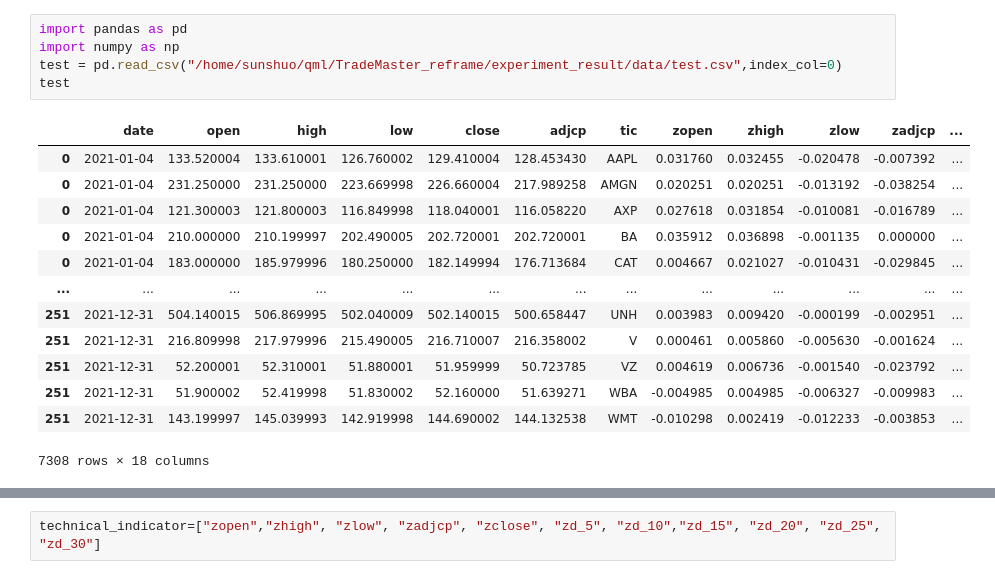
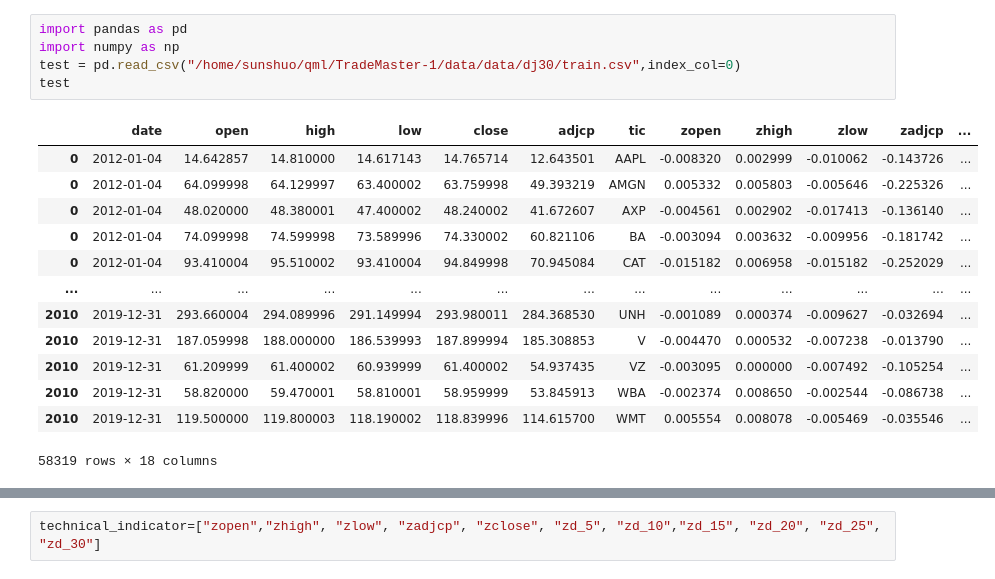
Before and after one commit to TradeMaster-NTU/TradeMaster, a Jupyter notebook: agent/DeepTrader/data/test.ipynb, the cells around one changed output, grey strips where cells are left out. Saved outputs shown, nothing was run; the diff lists cells and outputs as text.

```diff
--- a/agent/DeepTrader/data/test.ipynb
+++ b/agent/DeepTrader/data/test.ipynb
@@ -1,19 +1,19 @@
 # %%
 import pandas as pd
 import numpy as np
-test = pd.read_csv("/home/sunshuo/qml/TradeMaster_reframe/experiment_result/data/test.csv",index_col=0)
+test = pd.read_csv("/home/sunshuo/qml/TradeMaster-1/data/data/dj30/train.csv",index_col=0)
 test
 # %% [output]
 |  | date | open | high | low | close | adjcp | tic | zopen | zhigh | zlow | zadjcp | ... |
-| 0 | 2021-01-04 | 133.520004 | 133.610001 | 126.760002 | 129.410004 | 128.453430 | AAPL | 0.031760 | 0.032455 | -0.020478 | -0.007392 | ... |
-| 0 | 2021-01-04 | 231.250000 | 231.250000 | 223.669998 | 226.660004 | 217.989258 | AMGN | 0.020251 | 0.020251 | -0.013192 | -0.038254 | ... |
-| 0 | 2021-01-04 | 121.300003 | 121.800003 | 116.849998 | 118.040001 | 116.058220 | AXP | 0.027618 | 0.031854 | -0.010081 | -0.016789 | ... |
-| 0 | 2021-01-04 | 210.000000 | 210.199997 | 202.490005 | 202.720001 | 202.720001 | BA | 0.035912 | 0.036898 | -0.001135 | 0.000000 | ... |
-| 0 | 2021-01-04 | 183.000000 | 185.979996 | 180.250000 | 182.149994 | 176.713684 | CAT | 0.004667 | 0.021027 | -0.010431 | -0.029845 | ... |
+| 0 | 2012-01-04 | 14.642857 | 14.810000 | 14.617143 | 14.765714 | 12.643501 | AAPL | -0.008320 | 0.002999 | -0.010062 | -0.143726 | ... |
+| 0 | 2012-01-04 | 64.099998 | 64.129997 | 63.400002 | 63.759998 | 49.393219 | AMGN | 0.005332 | 0.005803 | -0.005646 | -0.225326 | ... |
+| 0 | 2012-01-04 | 48.020000 | 48.380001 | 47.400002 | 48.240002 | 41.672607 | AXP | -0.004561 | 0.002902 | -0.017413 | -0.136140 | ... |
+| 0 | 2012-01-04 | 74.099998 | 74.599998 | 73.589996 | 74.330002 | 60.821106 | BA | -0.003094 | 0.003632 | -0.009956 | -0.181742 | ... |
+| 0 | 2012-01-04 | 93.410004 | 95.510002 | 93.410004 | 94.849998 | 70.945084 | CAT | -0.015182 | 0.006958 | -0.015182 | -0.252029 | ... |
 | ... | ... | ... | ... | ... | ... | ... | ... | ... | ... | ... | ... | ... |
-| 251 | 2021-12-31 | 504.140015 | 506.869995 | 502.040009 | 502.140015 | 500.658447 | UNH | 0.003983 | 0.009420 | -0.000199 | -0.002951 | ... |
-| 251 | 2021-12-31 | 216.809998 | 217.979996 | 215.490005 | 216.710007 | 216.358002 | V | 0.000461 | 0.005860 | -0.005630 | -0.001624 | ... |
-| 251 | 2021-12-31 | 52.200001 | 52.310001 | 51.880001 | 51.959999 | 50.723785 | VZ | 0.004619 | 0.006736 | -0.001540 | -0.023792 | ... |
-| 251 | 2021-12-31 | 51.900002 | 52.419998 | 51.830002 | 52.160000 | 51.639271 | WBA | -0.004985 | 0.004985 | -0.006327 | -0.009983 | ... |
-| 251 | 2021-12-31 | 143.199997 | 145.039993 | 142.919998 | 144.690002 | 144.132538 | WMT | -0.010298 | 0.002419 | -0.012233 | -0.003853 | ... |
+| 2010 | 2019-12-31 | 293.660004 | 294.089996 | 291.149994 | 293.980011 | 284.368530 | UNH | -0.001089 | 0.000374 | -0.009627 | -0.032694 | ... |
+| 2010 | 2019-12-31 | 187.059998 | 188.000000 | 186.539993 | 187.899994 | 185.308853 | V | -0.004470 | 0.000532 | -0.007238 | -0.013790 | ... |
+| 2010 | 2019-12-31 | 61.209999 | 61.400002 | 60.939999 | 61.400002 | 54.937435 | VZ | -0.003095 | 0.000000 | -0.007492 | -0.105254 | ... |
+| 2010 | 2019-12-31 | 58.820000 | 59.470001 | 58.810001 | 58.959999 | 53.845913 | WBA | -0.002374 | 0.008650 | -0.002544 | -0.086738 | ... |
+| 2010 | 2019-12-31 | 119.500000 | 119.800003 | 118.190002 | 118.839996 | 114.615700 | WMT | 0.005554 | 0.008078 | -0.005469 | -0.035546 | ... |
-7308 rows × 18 columns
+58319 rows × 18 columns
```
Also changed, not shown: parts of 25 cells of this notebook, 6 other files.
